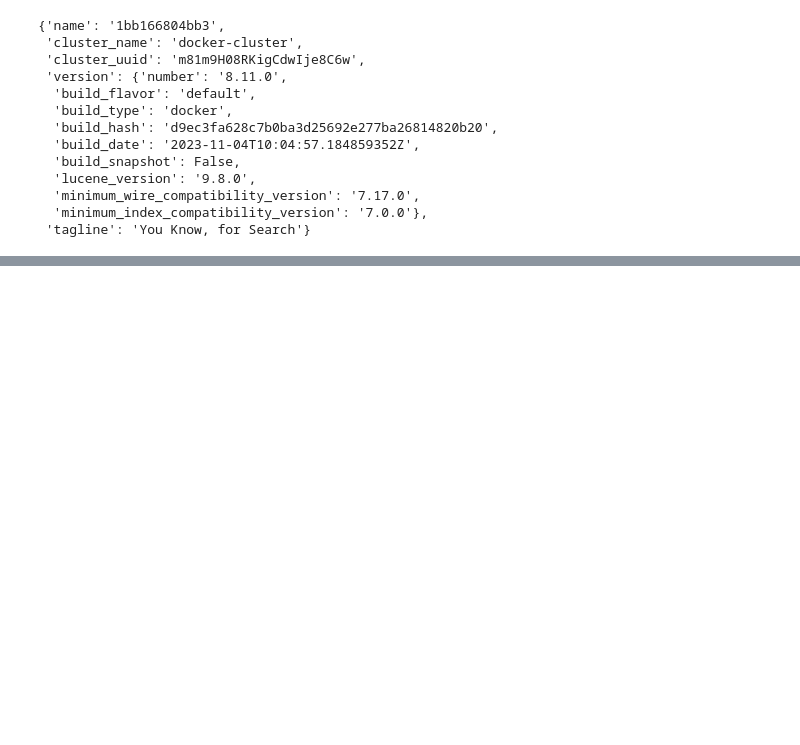
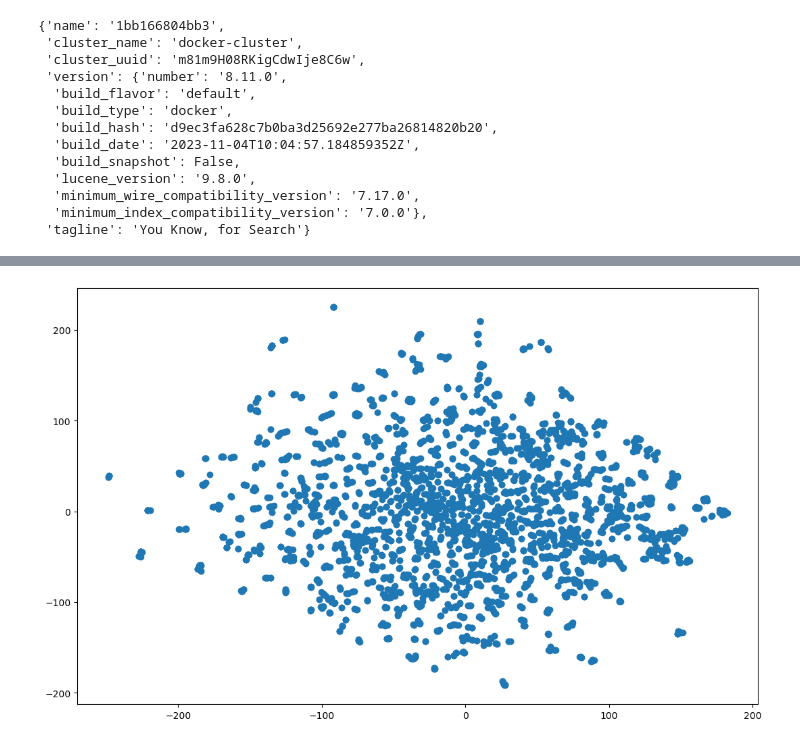
Before and after one commit to APIScout/research, a Jupyter notebook: notebooks/validation.ipynb, the cells around one changed output, grey strips where cells are left out. Saved outputs shown, nothing was run; the diff lists cells and outputs as text; code cells hidden in the pictures; blank space fills up the shorter version.

```diff
--- a/notebooks/validation.ipynb
+++ b/notebooks/validation.ipynb
@@ -153,0 +165,6 @@ plt.legend()
+# %%
+plt.figure(figsize=(13, 8))
+plt.scatter([el[0] for el in all_data], [el[1] for el in all_data])
+plt.show()
+# %% [output]
+[figure, added]
```
Also changed, not shown: parts of 6 cells of this notebook, 5 other files.
